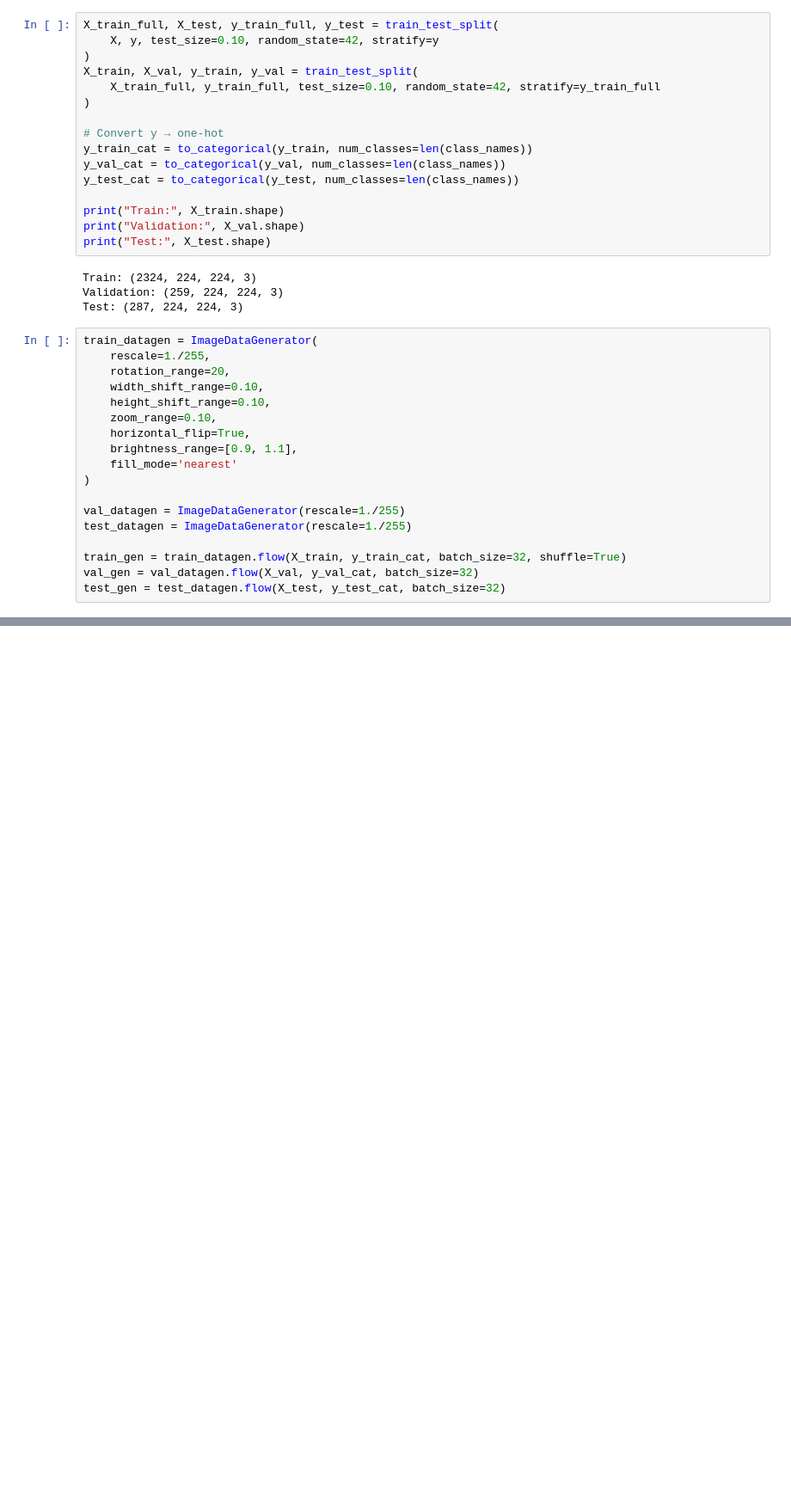
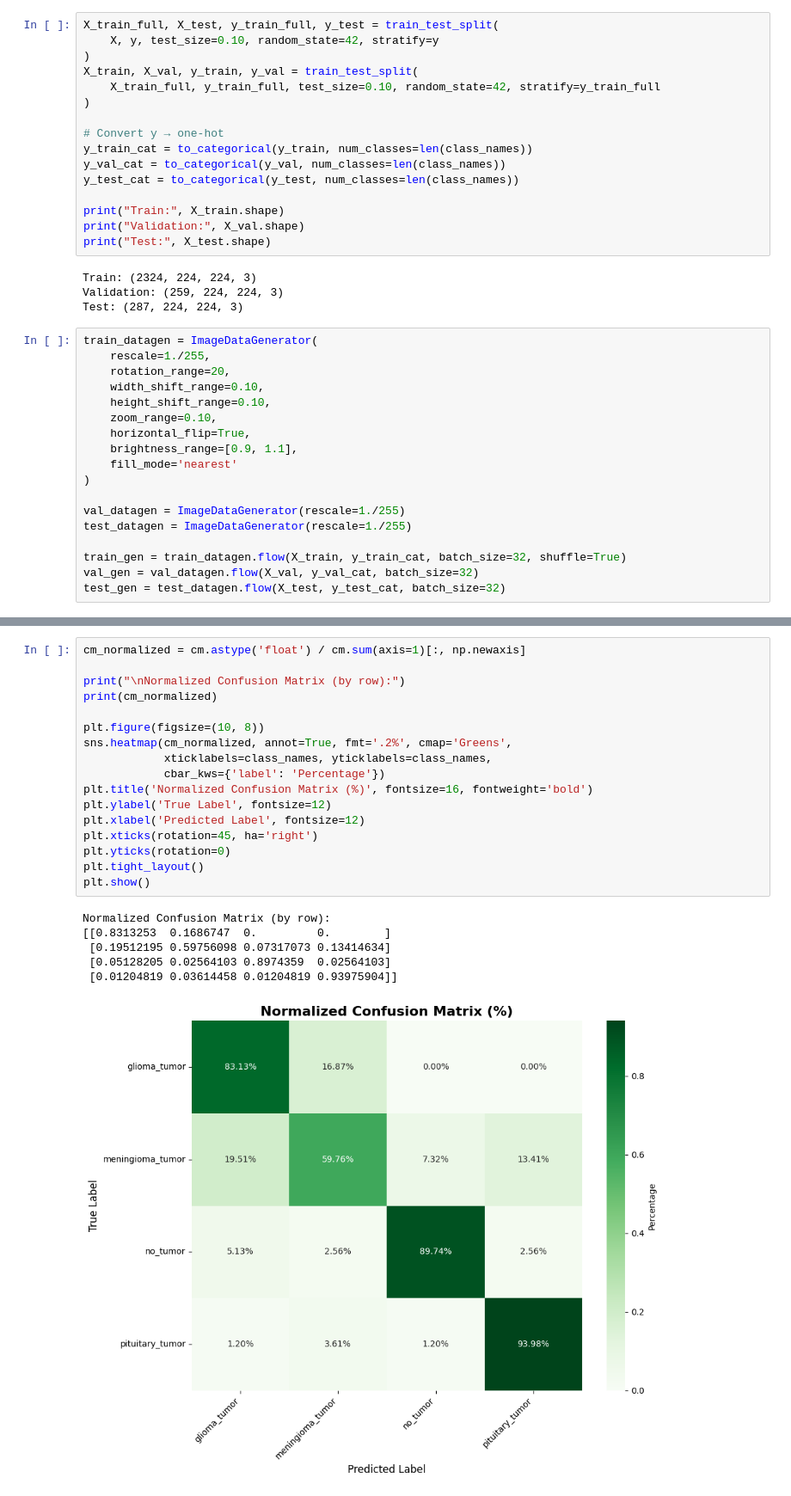
Before and after one commit to SNWE159/brain-tumor-classification, a Jupyter notebook: notebooks/03_VGG16.ipynb, the cells around one changed output, grey strips where cells are left out. Shown at 86% size. Cells and saved outputs as stored; diff of their text form; blank space fills up the shorter version.

```diff
--- a/notebooks/03_VGG16.ipynb
+++ b/notebooks/03_VGG16.ipynb
@@ -202,0 +398,24 @@ plt.show()
+# %%
+cm_normalized = cm.astype('float') / cm.sum(axis=1)[:, np.newaxis]
+
+print("\nNormalized Confusion Matrix (by row):")
+print(cm_normalized)
+
+plt.figure(figsize=(10, 8))
+sns.heatmap(cm_normalized, annot=True, fmt='.2%', cmap='Greens',
+            xticklabels=class_names, yticklabels=class_names,
+            cbar_kws={'label': 'Percentage'})
+plt.title('Normalized Confusion Matrix (%)', fontsize=16, fontweight='bold')
+plt.ylabel('True Label', fontsize=12)
+plt.xlabel('Predicted Label', fontsize=12)
+plt.xticks(rotation=45, ha='right')
+plt.yticks(rotation=0)
+plt.tight_layout()
+plt.show()
+# %% [output]
+Normalized Confusion Matrix (by row):
+[[0.8313253  0.1686747  0.         0.        ]
+ [0.19512195 0.59756098 0.07317073 0.13414634]
+ [0.05128205 0.02564103 0.8974359  0.02564103]
+ [0.01204819 0.03614458 0.01204819 0.93975904]]
+[figure, added]
```
Also changed, not shown: parts of 16 cells of this notebook.
